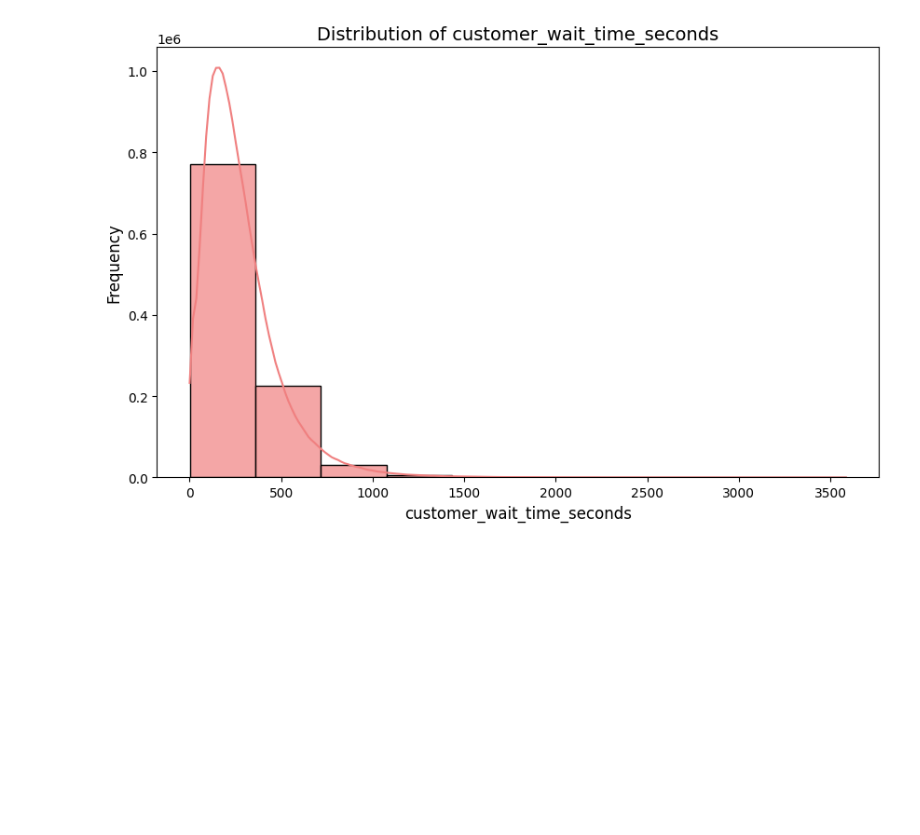
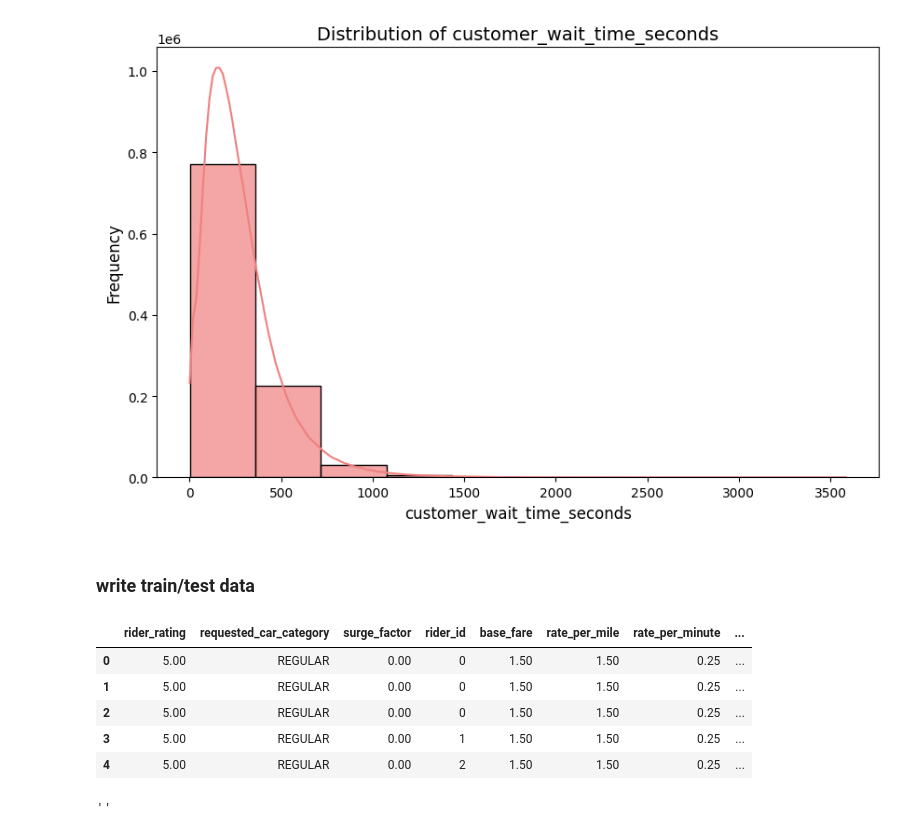
Before and after one commit to nossyd/ML-projects, a Jupyter notebook: predict-customer-wait-time/austin-rideshare-data-eda.ipynb, the cells around one changed output. Cells and saved outputs as stored; diff of their text form; code cells hidden in the pictures; blank space fills up the shorter version.

```diff
--- a/predict-customer-wait-time/austin-rideshare-data-eda.ipynb
+++ b/predict-customer-wait-time/austin-rideshare-data-eda.ipynb
@@ -342,3 +342,14 @@ for col in range(len(cols_to_keep)):
 [figure]
 [figure]
 [figure]
+# %% [markdown]
+### write train/test data
+# %%
+rides_data_condense.head()
+# %% [output]
+|  | rider_rating | requested_car_category | surge_factor | rider_id | base_fare | rate_per_mile | rate_per_minute | ... |
+| 0 | 5.00 | REGULAR | 0.00 | 0 | 1.50 | 1.50 | 0.25 | ... |
+| 1 | 5.00 | REGULAR | 0.00 | 0 | 1.50 | 1.50 | 0.25 | ... |
+| 2 | 5.00 | REGULAR | 0.00 | 0 | 1.50 | 1.50 | 0.25 | ... |
+| 3 | 5.00 | REGULAR | 0.00 | 1 | 1.50 | 1.50 | 0.25 | ... |
+| 4 | 5.00 | REGULAR | 0.00 | 2 | 1.50 | 1.50 | 0.25 | ... |
@@ -344,0 +358,4 @@ for col in range(len(cols_to_keep)):
+# %%
+""
+# %% [output]
+''
```
Also changed, not shown: parts of 10 cells of this notebook, 3 other files.
